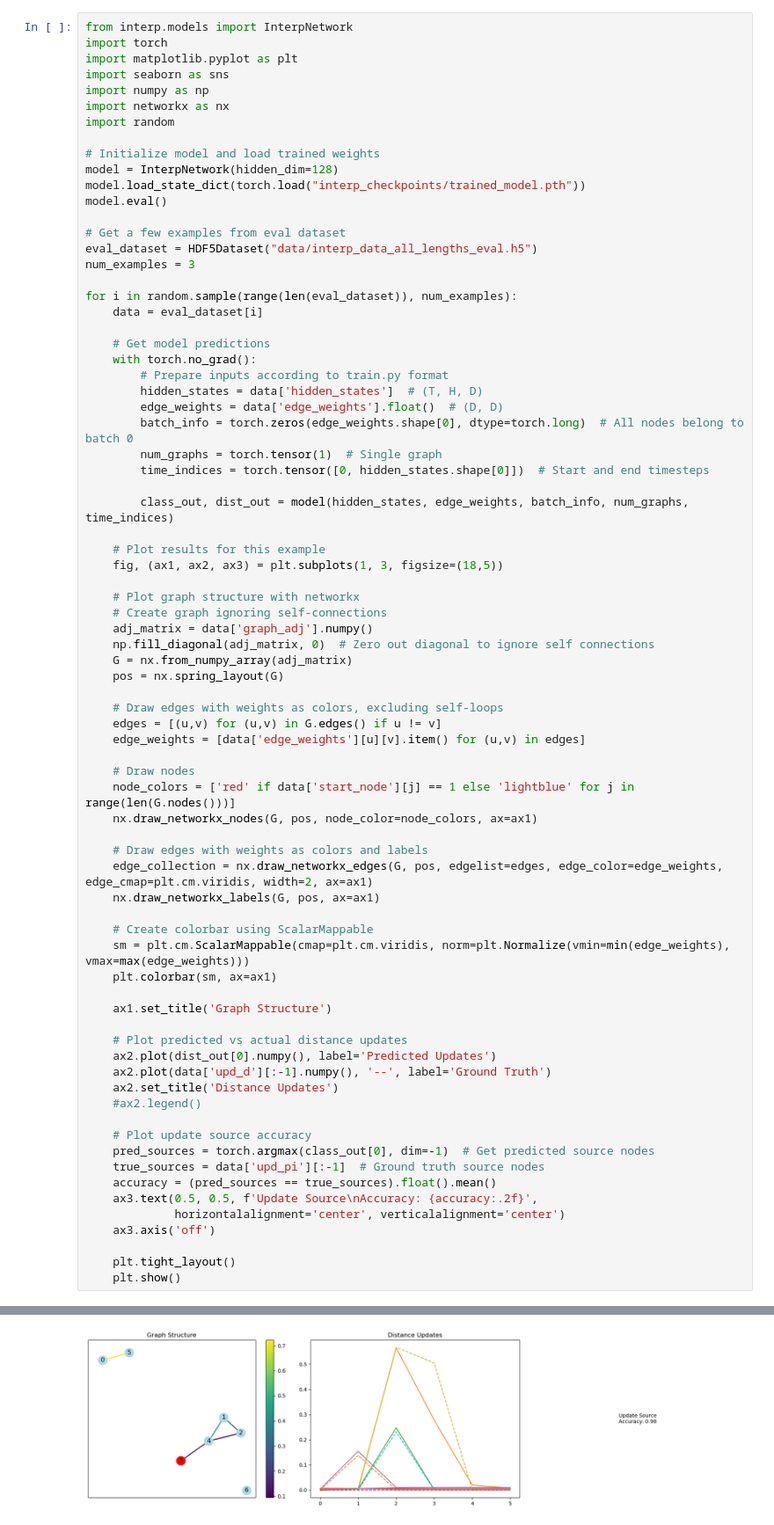
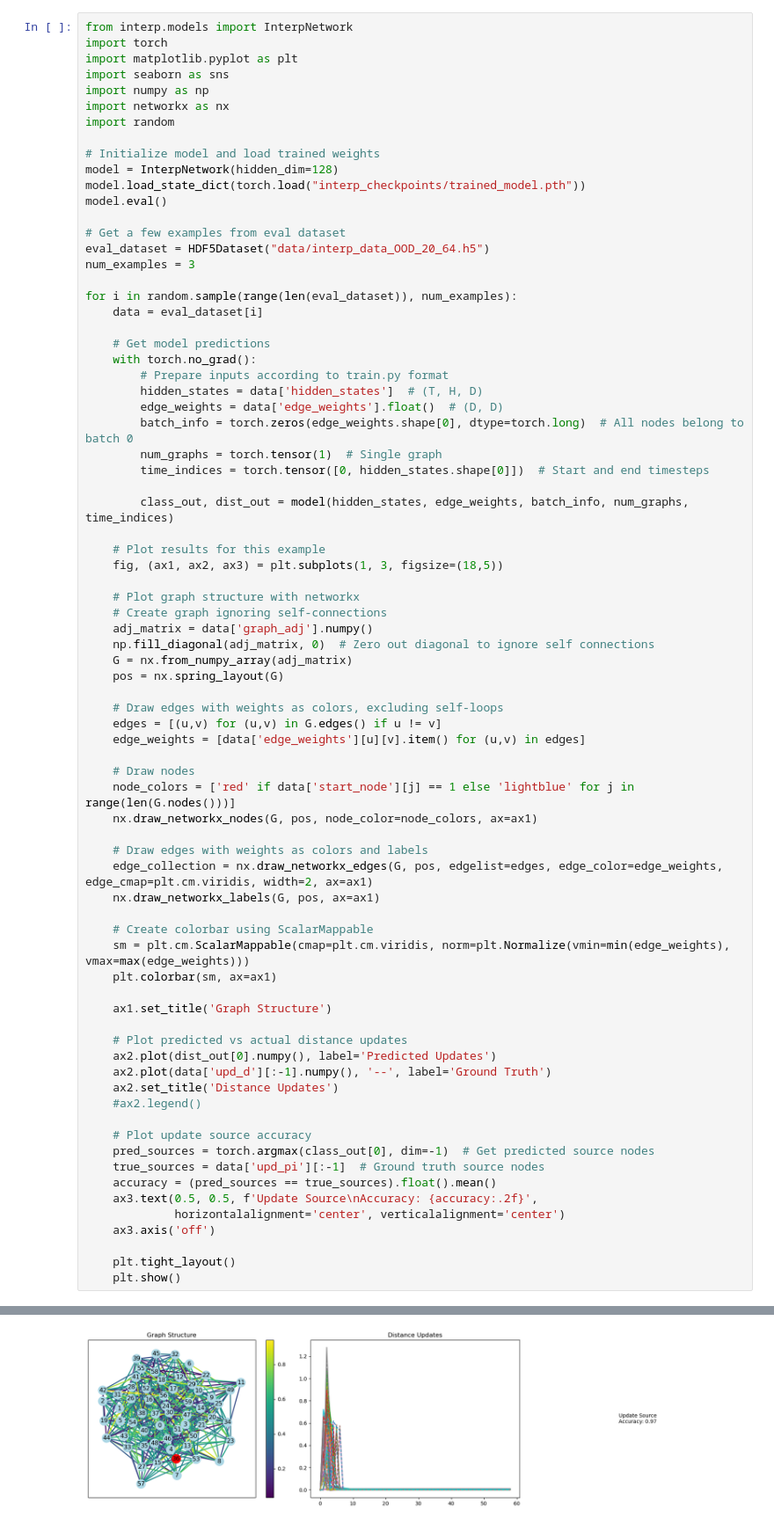
Before and after one commit to douavocado/L65_NAR, a Jupyter notebook: train.ipynb, the cells around one changed output, grey strips where cells are left out. Shown at 88% size. Cells and saved outputs as stored; diff of their text form.

```diff
--- a/train.ipynb
+++ b/train.ipynb
@@ -43,7 +91,7 @@ model.load_state_dict(torch.load("interp_checkpoints/trained_model.pth"))
 model.eval()
 
 # Get a few examples from eval dataset
-eval_dataset = HDF5Dataset("data/interp_data_all_lengths_eval.h5")
+eval_dataset = HDF5Dataset("data/interp_data_OOD_20_64.h5")
 num_examples = 3
 
 for i in random.sample(range(len(eval_dataset)), num_examples):
@@ -109 +157 @@ for i in random.sample(range(len(eval_dataset)), num_examples):
-[figure, old version]
+[figure, new version]
```
Also changed, not shown: parts of 5 cells of this notebook, 3 other files.
